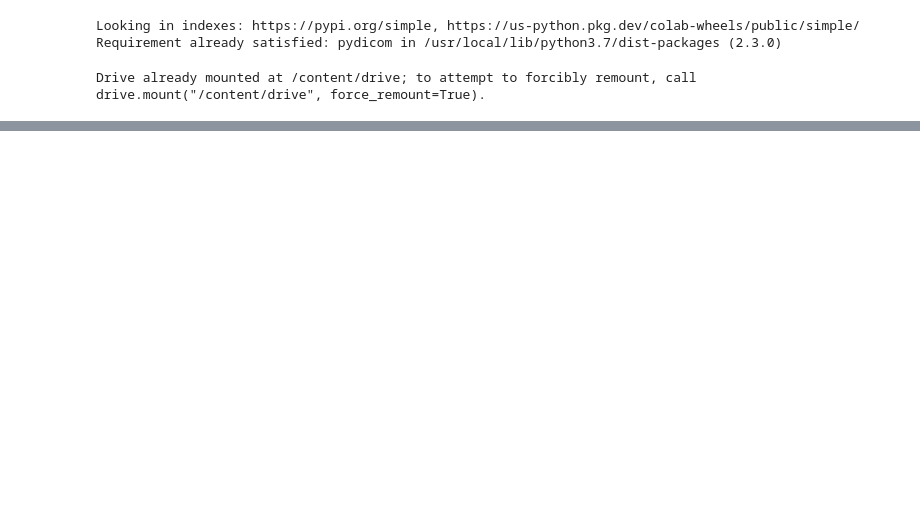
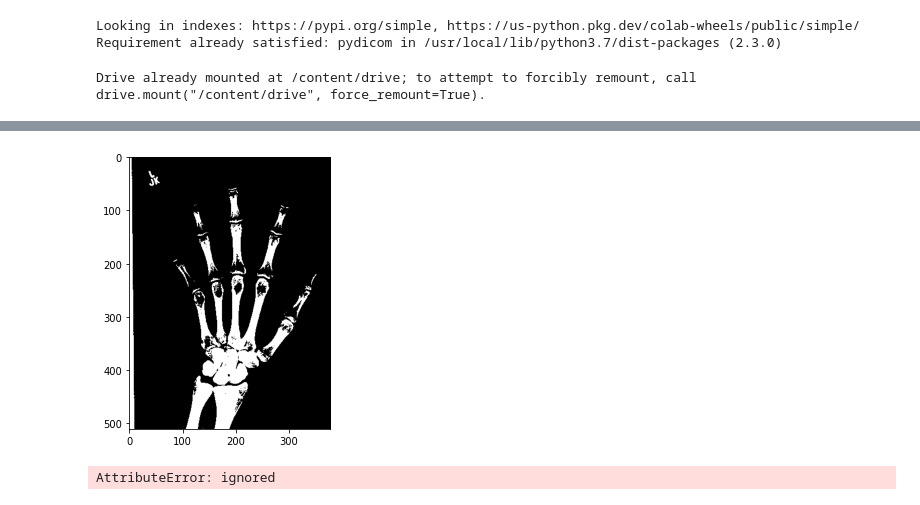
Before and after one commit to kittimaxz/Project_BoneAge, a Jupyter notebook: CropImage.ipynb, the cells around one changed output, grey strips where cells are left out. Cells and saved outputs as stored; diff of their text form; code cells hidden in the pictures; blank space fills up the shorter version.

```diff
--- a/CropImage.ipynb
+++ b/CropImage.ipynb
@@ -41,0 +45,16 @@ AttributeError: ignored
+# %%
+# Make a binarized copy of the image
+thresh = 150
+img_bin = cv2.threshold(img, thresh, 255, cv2.THRESH_BINARY)[1]
+
+plt.figure(figsize=(15,5))
+plt.imshow(img_bin,cmap="gray");
+# %% [output]
+[figure, added]
+# %%
+# Flip the image 90 degrees
+img_bin = cv2.rotate(img_bin, cv2.cv2.ROTATE_90_CLOCKWISE)
+plt.figure(figsize=(15,5))
+plt.imshow(img_bin,cmap="gray");
+# %% [output]
+AttributeError: ignored
```
Also changed, not shown: parts of 6 cells of this notebook.
